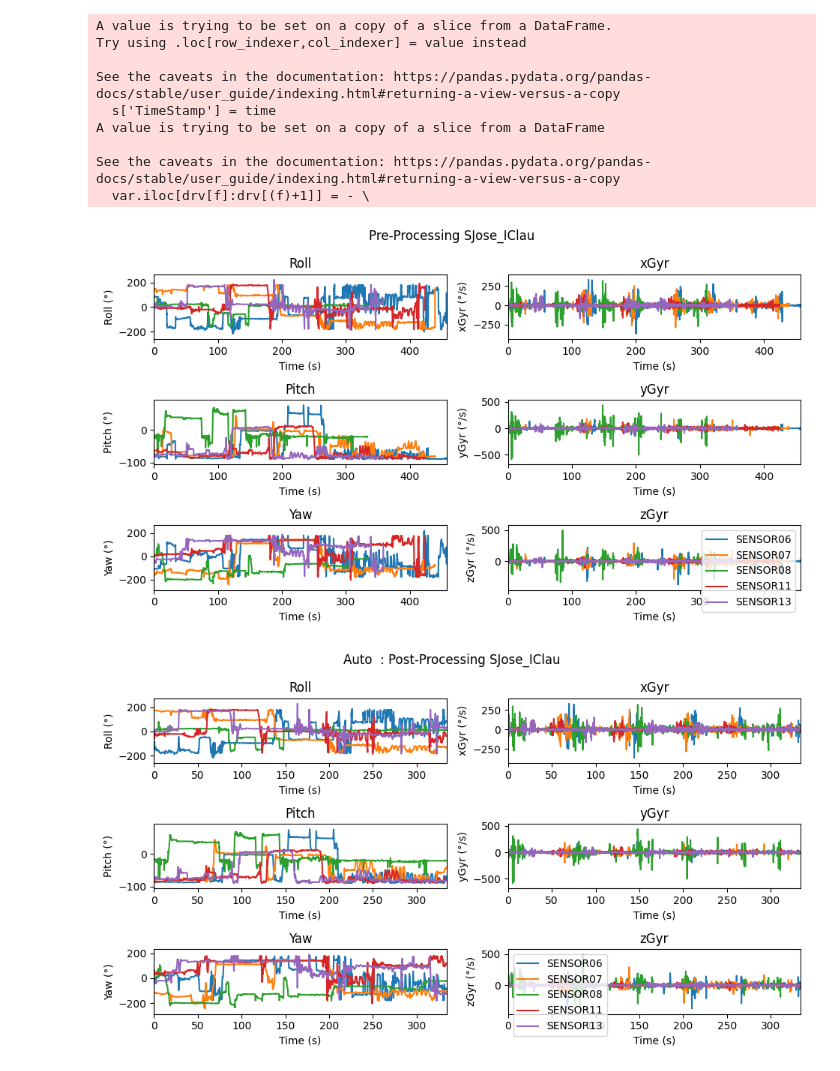
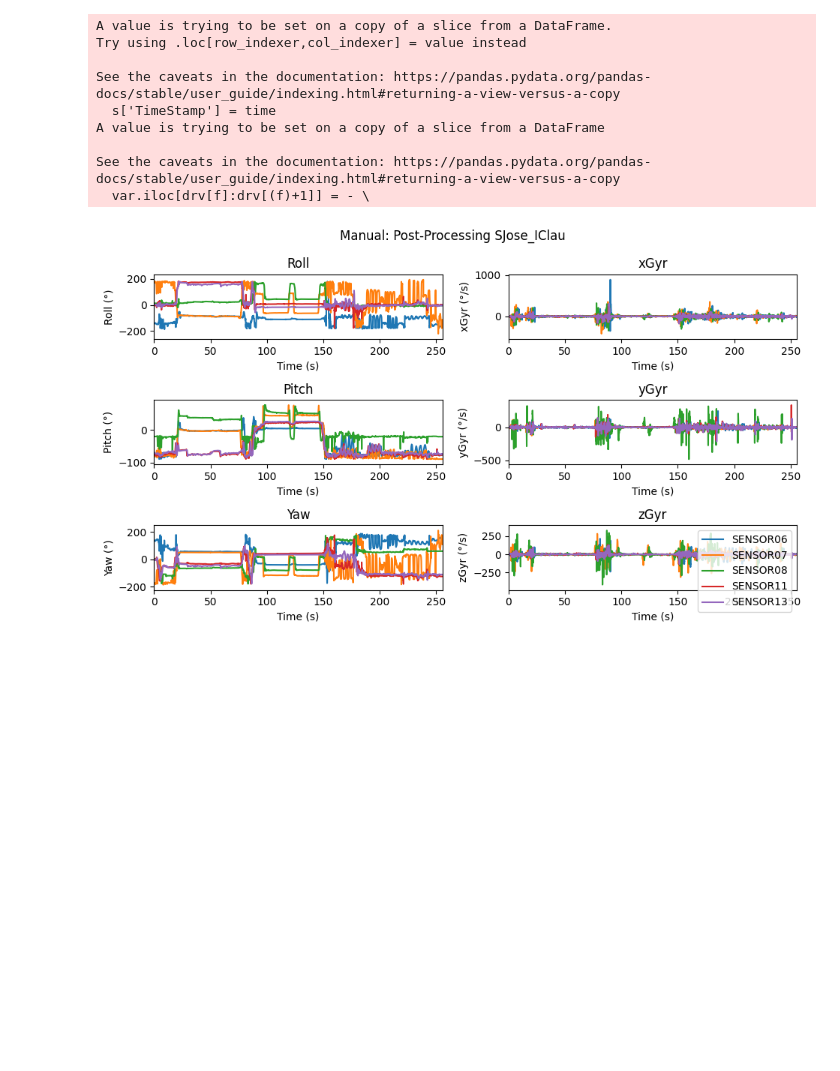
Before and after one commit to TEC-CIMB/SAM-Processing, a Jupyter notebook: Manual_Sync.ipynb, the cells around one changed output. Cells and saved outputs as stored; diff of their text form; code cells hidden in the pictures; blank space fills up the shorter version.

```diff
--- a/Manual_Sync.ipynb
+++ b/Manual_Sync.ipynb
@@ -5,12 +5,12 @@ from Processing import Change_Range, Plot_Data, Resample, Same_size, Set_Data, S
 import copy
 # %%
 test= 'SJose_IClau'
-dia = 'Dia_1'
+dia = 'Dia_2'
 leg= 'r'
 dir_r= "./2022_10_18/"+dia+'/'+test+'/'
 
 # Load the data
-data= Load_Files(dir)
+data= Load_Files(dir_r)
 # Set Start to 0 Sensors(SAM).
 data= Set_Data(data)
 # Adjust angles range to a continous angles.
@@ -18,10 +18,10 @@ data= Change_Range(data,150)
 # Oversample the data to 200 Hz.
 data= Resample(data,200)
 
-data_a = copy.deepcopy(data)
+#data_a = copy.deepcopy(data)
 data_m = copy.deepcopy(data)
+#data_a= Syncronize(data_a)
 
-data_a= Syncronize(data_a)
 n = list(data_m.keys())
 s_i= {
     'SJose_IClau':[[-117.9,-111.385,0,-100.577,-36.335],[-14,-20,-23,-6,0]],
@@ -32,39 +32,39 @@ s_i= {
 if dia == 'Dia_1': syn= s_i[test][0]
 if dia == 'Dia_2': syn= s_i[test][1]
 for i in range(0,len(n)):
     data_m[n[i]]= timeMove(data_m[n[i]],syn[i])
     t= data_m[n[i]]['TimeStamp']
     t= len(t.index[t<0])
     data_m[n[i]]= data_m[n[i]].iloc[t:, :]
 
 # Resample the data to 50 Hz.
-data  = Resample(data,50)
-data_a= Resample(data_a,50)
+#data  = Resample(data,50)
+#data_a= Resample(data_a,50)
 data_m= Resample(data_m,50)
 # Same size of the data.
-Same_size(data_a)
+#Same_size(data_a)
 Same_size(data_m)
 
 # Plot the data
-Plot_Data(data,test,'Pre-Processing')
-Plot_Data(data_a,test,'Auto  : Post-Processing')
+#Plot_Data(data,test,'Pre-Processing')
+#Plot_Data(data_a,test,'Auto  : Post-Processing')
 Plot_Data(data_m,test,'Manual: Post-Processing')
+#data['SENSOR07'].to_csv('data_2.csv')
 
 # Find Angles
 ang_hip  = Angles_Hip(data_m['SENSOR11'], data_m['SENSOR07'], leg)
 ang_knee = Angles_Knee(data_m['SENSOR07'], data_m['SENSOR06'], leg)
 ang_ankle= Angles_Ankle(data_m['SENSOR06'], data_m['SENSOR08'], leg)
-
-time= data_m['SENSOR13']['TimeStamp']
+angles= concat([data_m['SENSOR06']['TimeStamp'],ang_hip, ang_knee, ang_ankle], axis=1)
+angles.to_csv(test+dia+'.csv')
 # %% [output]
 A value is trying to be set on a copy of a slice from a DataFrame.
 Try using .loc[row_indexer,col_indexer] = value instead
 
 See the caveats in the documentation: https://pandas.pydata.org/pandas-docs/stable/user_guide/indexing.html#returning-a-view-versus-a-copy
   s['TimeStamp'] = time
 A value is trying to be set on a copy of a slice from a DataFrame
 
 See the caveats in the documentation: https://pandas.pydata.org/pandas-docs/stable/user_guide/indexing.html#returning-a-view-versus-a-copy
   var.iloc[drv[f]:drv[(f)+1]] = - \
-[figure, old version]
+[figure, new version]
-[figure, removed]
```
Also changed, not shown: parts of 4 cells of this notebook, 6 other files.
